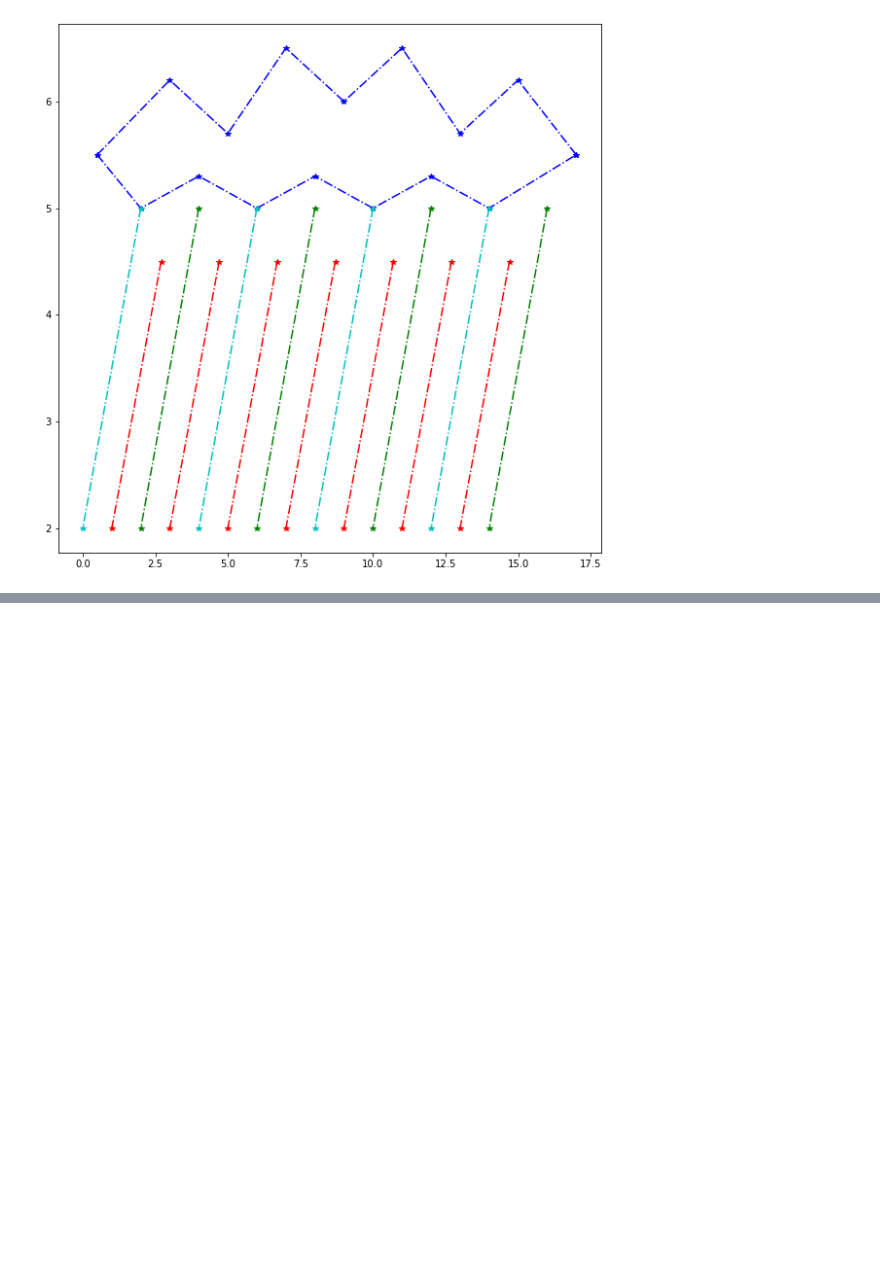
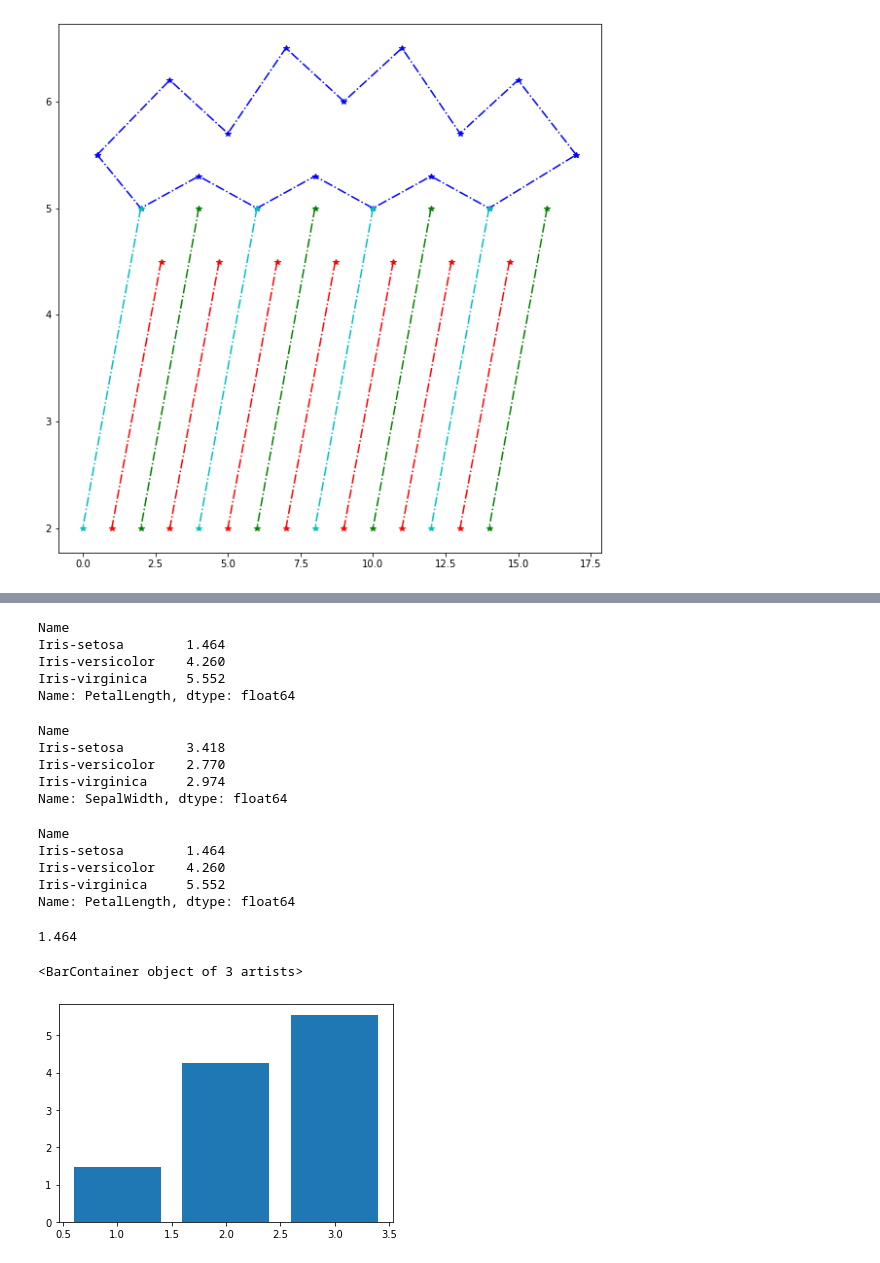
Before and after one commit to 6230204513/data_viz_2022, a Jupyter notebook: DataViz04_Data_Comparison.ipynb, the cells around one changed output, grey strips where cells are left out. Drawn from its saved outputs; the diff is of its cells as text; code cells hidden in the pictures; blank space fills up the shorter version.

```diff
--- a/DataViz04_Data_Comparison.ipynb
+++ b/DataViz04_Data_Comparison.ipynb
@@ -170,0 +181,33 @@ plt.plot([16,14],[5,2],'g*-.')
+# %%
+sample_data['PetalLength']
+# %% [output]
+Name
+Iris-setosa        1.464
+Iris-versicolor    4.260
+Iris-virginica     5.552
+Name: PetalLength, dtype: float64
+# %%
+sample_data['SepalWidth']
+# %% [output]
+Name
+Iris-setosa        3.418
+Iris-versicolor    2.770
+Iris-virginica     2.974
+Name: SepalWidth, dtype: float64
+# %%
+sample_data['PetalLength']
+# %% [output]
+Name
+Iris-setosa        1.464
+Iris-versicolor    4.260
+Iris-virginica     5.552
+Name: PetalLength, dtype: float64
+# %%
+sample_data['PetalLength'][0]
+# %% [output]
+1.464
+# %%
+plt.bar([1,2,3],sample_data['PetalLength'])
+# %% [output]
+<BarContainer object of 3 artists>
+[figure, added]
```
Also changed, not shown: parts of 22 cells of this notebook.
